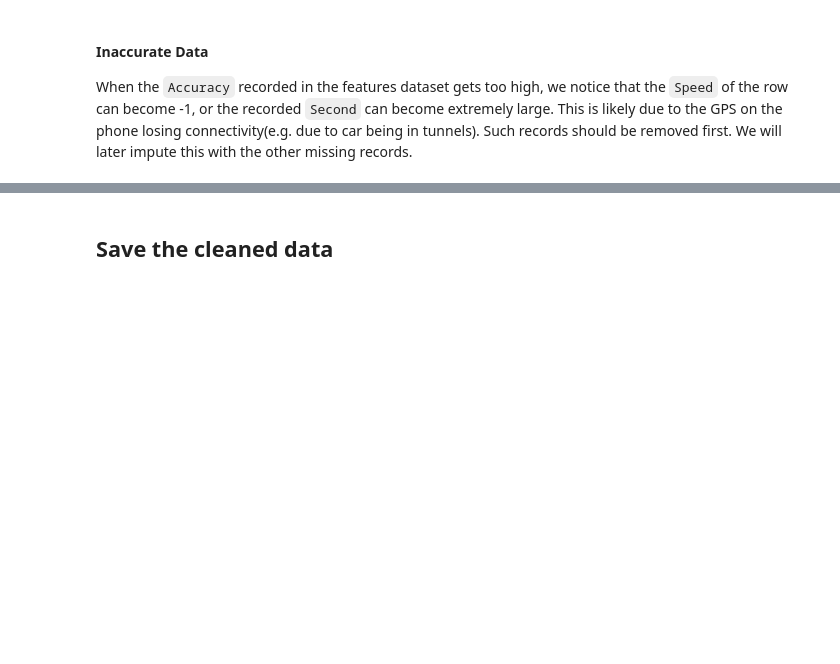
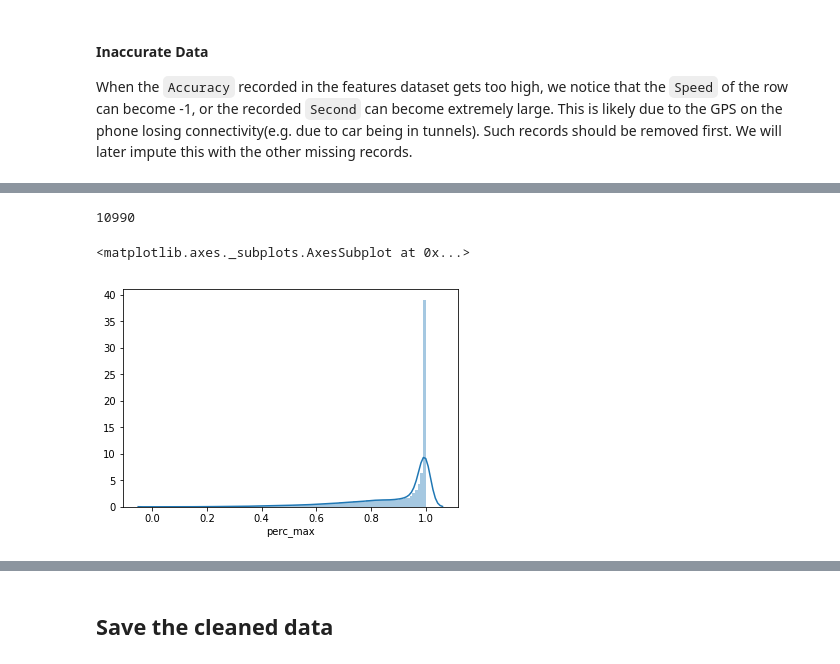
Before and after one commit to gerpang/AMLProject_GrabSafety, a Jupyter notebook: notebooks/1DataPrep.ipynb, the cells around one changed output, grey strips where cells are left out. Saved outputs shown, nothing was run; the diff lists cells and outputs as text; code cells hidden in the pictures; blank space fills up the shorter version.

Commit message:
cleaned up DataPrep notebook

```diff
--- a/notebooks/1DataPrep.ipynb
+++ b/notebooks/1DataPrep.ipynb
@@ -54,3 +95,6 @@ print(len(duplicated_seconds))
+# %%
+# Sort the data for the next step
+df_sorted = df_clean.sort_values(['bookingID','second']).copy()
 # %% [markdown]
 #### Inaccurate Data
 When the `Accuracy` recorded in the features dataset gets too high, we notice that the `Speed` of the row can become -1, or the recorded `Second` can become extremely large. This is likely due to the GPS on the phone losing connectivity(e.g. due to car being in tunnels). Such records should be removed first. We will later impute this with the other missing records.
@@ -281,0 +126,3 @@ indiv_data.sort_values('second').head(20)
+# %%
+df_nonegative = df_sorted[df_sorted.Speed >= 0].copy()
+len(df_nonegative)
@@ -281,0 +169,2 @@ indiv_data.sort_values('second').head(20)
+# %%
+df_noImpossible = df_nonegative[df_nonegative.second<=10000].copy()
@@ -281,0 +176,9 @@ indiv_data.sort_values('second').head(20)
+# %%
+# find % missing, i.e. % of count over maximum second of each trip
+features_agg = df_noImpossible.groupby('bookingID')['second'].agg(['min','max','count'])
+features_agg['perc_max'] = features_agg['count'] / (features_agg['max'] + 1)
+
+print('max value of max')
+print(max(features_agg['max']))
+print('max value of count')
+print(max(features_agg['count']))
@@ -281,0 +209,10 @@ indiv_data.sort_values('second').head(20)
+# %%
+# how many data points have >95% 'missing' records
+len(features_agg[features_agg['perc_max']>0.95])
+# %% [output]
+10990
+# %%
+sns.distplot(features_agg['perc_max'], bins=100 )
+# %% [output]
+<matplotlib.axes._subplots.AxesSubplot at 0x...>
+[figure, added]
```
Also changed, not shown: parts of 51 cells of this notebook, 3 other files.
